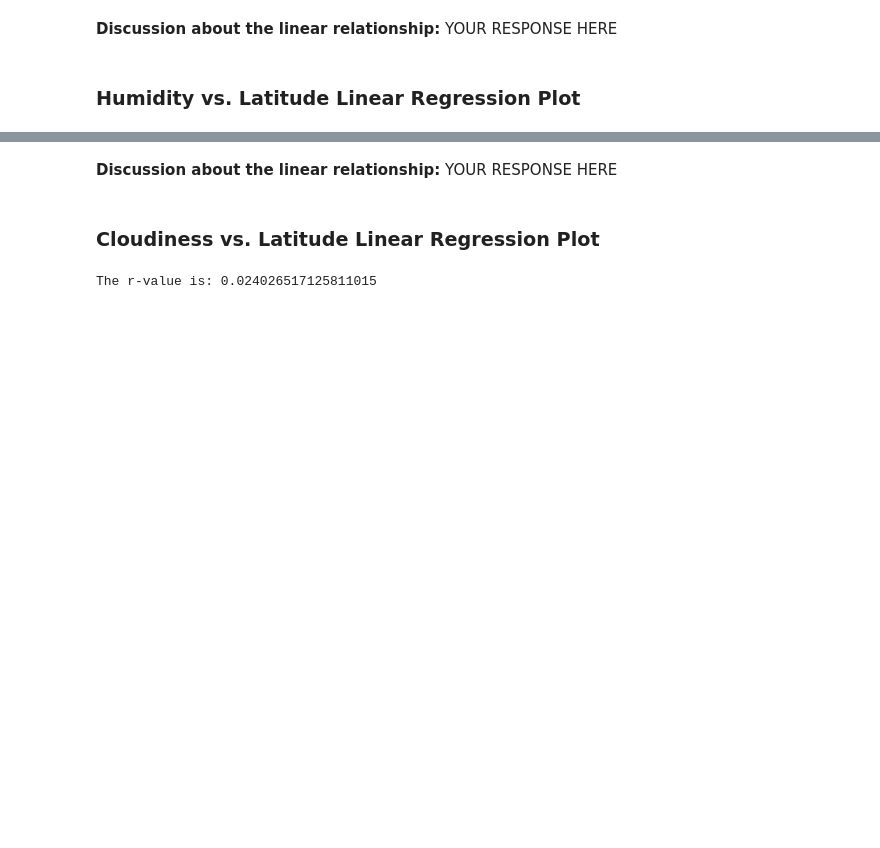
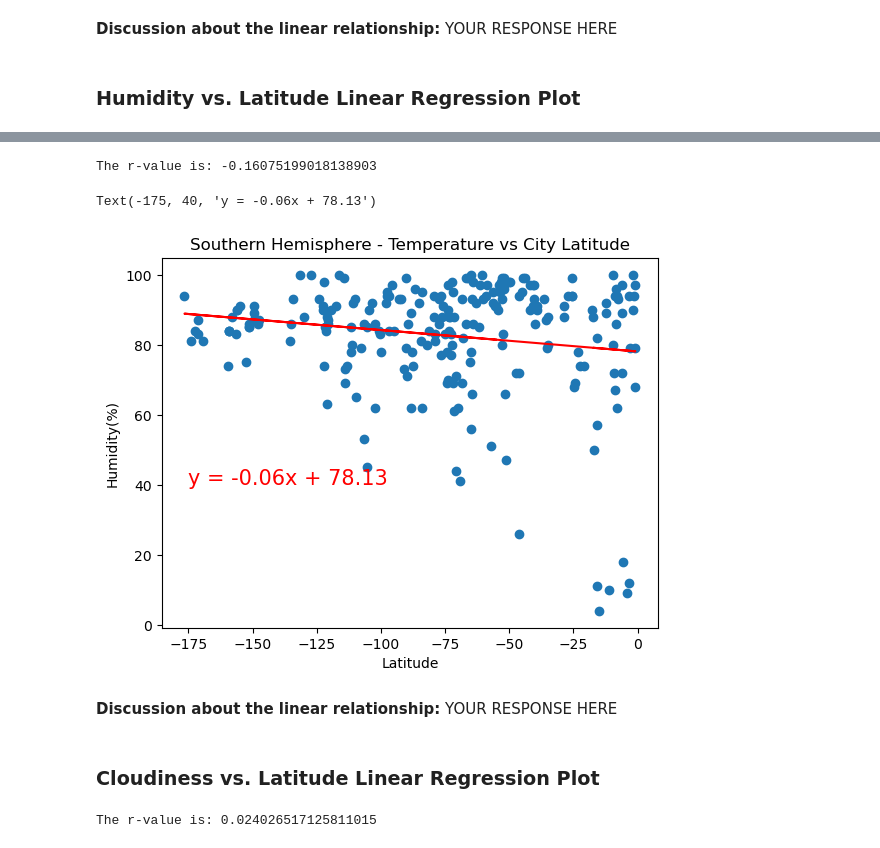
Before and after one commit to smepps1989/python-api-challenge, a Jupyter notebook: WeatherPy/WeatherPy.ipynb, the cells around one changed output, grey strips where cells are left out. Drawn from its saved outputs; the diff is of its cells as text; code cells hidden in the pictures; blank space fills up the shorter version.

```diff
--- a/WeatherPy/WeatherPy.ipynb
+++ b/WeatherPy/WeatherPy.ipynb
@@ -328,3 +354,18 @@ The r-value is: 0.0002808747046324607
+# %%
+# Southern Hemisphere
+x = southern_hemi_df["Lat"]
+y = southern_hemi_df["Humidity"]
+plt.scatter(x, y)
+plt.xlabel("Latitude")
+plt.ylabel("Humidity(%)")
+plt.title("Southern Hemisphere - Temperature vs City Latitude")
+linear_regression(x,y)
+(slope, intercept, r_value, p_value, stderr) = linregress(x,y)
+plt.annotate(f'y = {round(slope,2)}x + {round(intercept,2)}', (-175, 40),fontsize=15,color="red")
+# %% [output]
+The r-value is: -0.16075199018138903
+Text(-175, 40, 'y = -0.06x + 78.13')
+[figure, added]
 # %% [markdown]
 **Discussion about the linear relationship:** YOUR RESPONSE HERE
 # %% [markdown]
```
Also changed, not shown: parts of 9 cells of this notebook.
